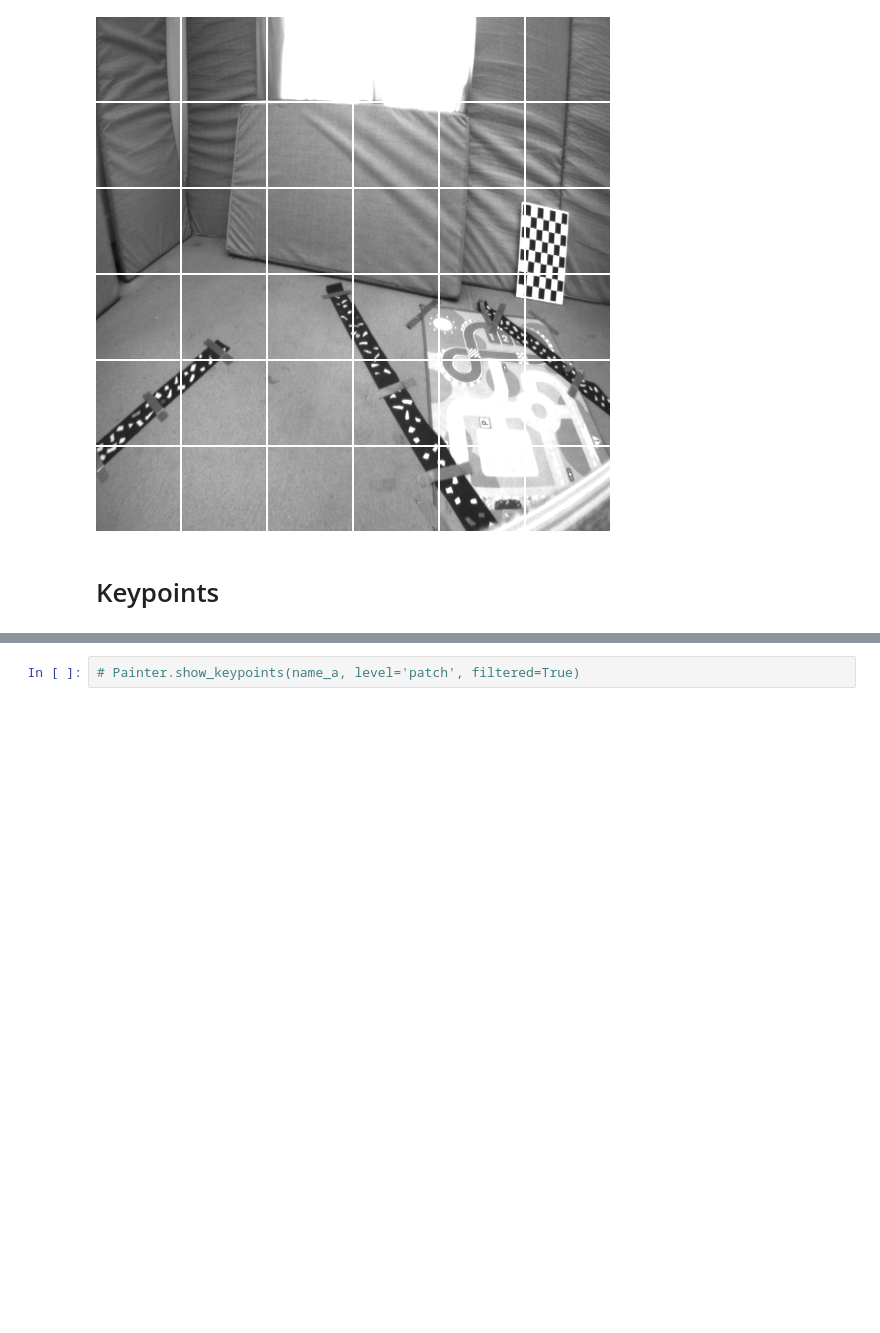
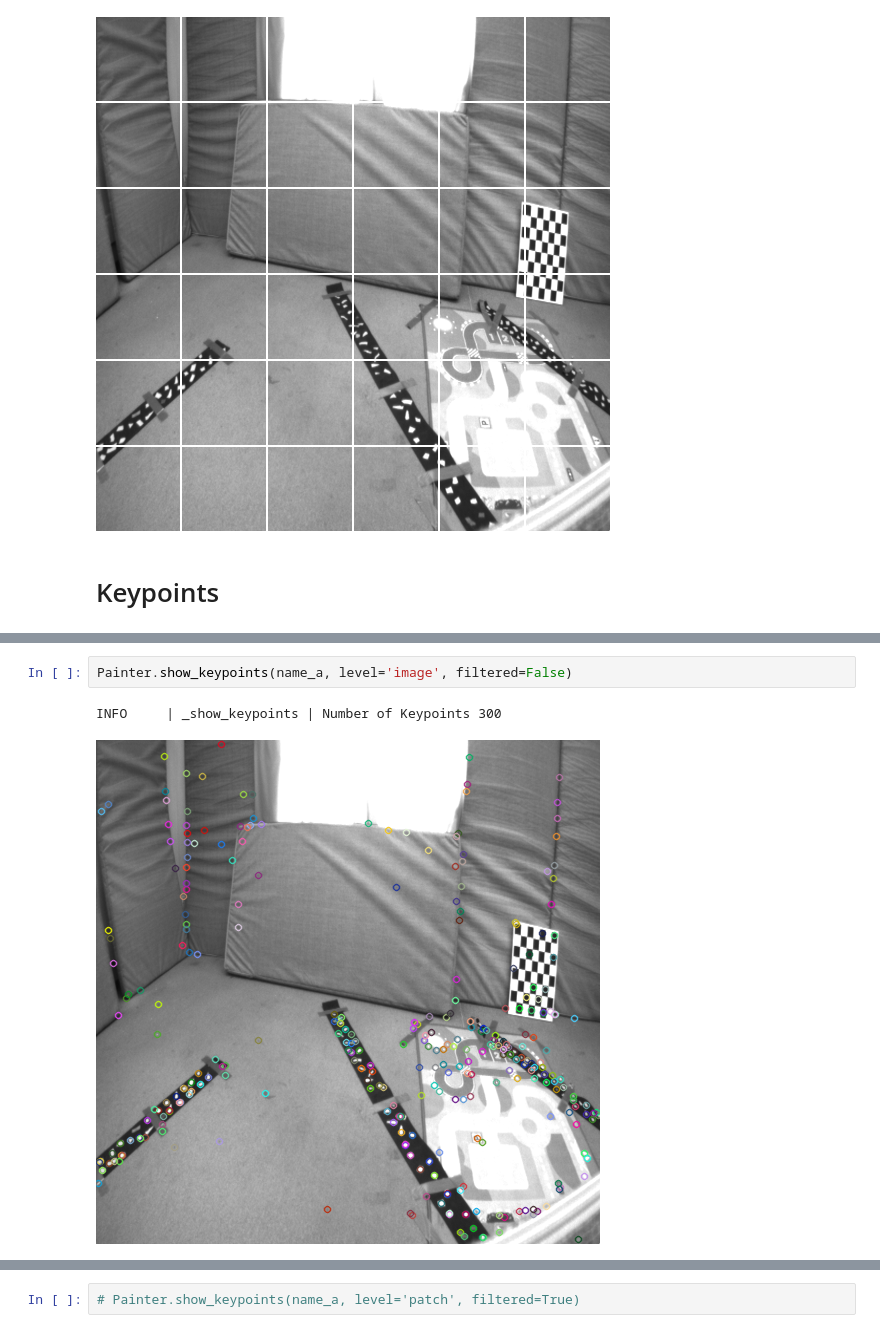
Before and after one commit to pranav-ap/keypoint_dataset_pipeline, a Jupyter notebook: playground.ipynb, the cells around one changed output, grey strips where cells are left out. Cells and saved outputs as stored; diff of their text form; blank space fills up the shorter version.

```diff
--- a/playground.ipynb
+++ b/playground.ipynb
@@ -25,3 +25,8 @@ INFO     | show_keypoints | Number of Keypoints 1145
+# %%
+Painter.show_keypoints(name_a, level='image', filtered=False)
+# %% [output]
+INFO     | _show_keypoints | Number of Keypoints 300
+[figure, added]
 # %%
 Painter.show_keypoints(name_a, level='both', filtered=True)
 # %% [output]
```
Also changed, not shown: parts of 7 cells of this notebook, 2 other files.
